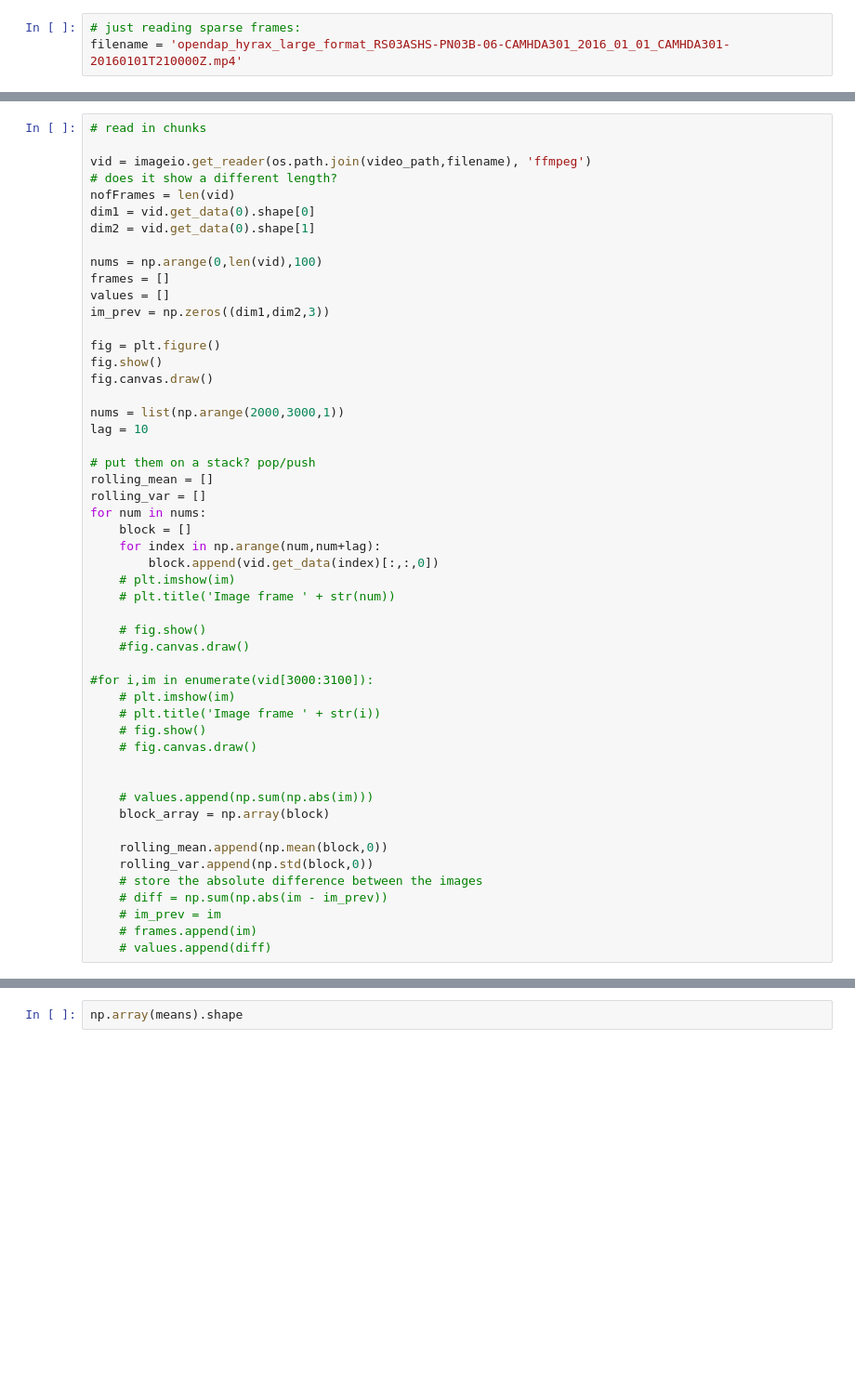
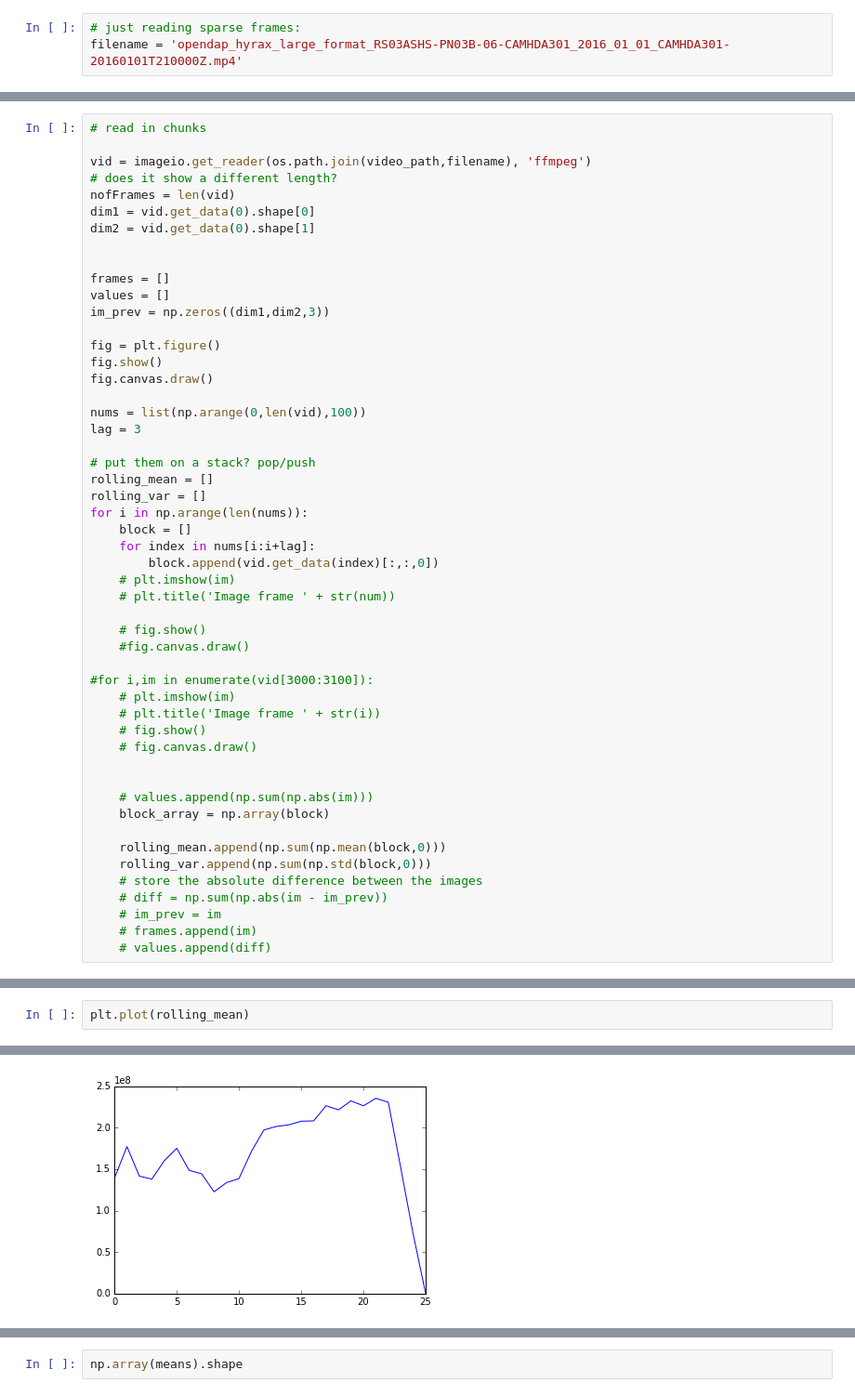
Before and after one commit to valentina-s/OOIVideos, a Jupyter notebook: notebooks/SingleVideoProcessing.ipynb, the cells around one changed output, grey strips where cells are left out. Shown at 93% size. Drawn from its saved outputs; the diff is of its cells as text; blank space fills up the shorter version.

```diff
--- a/notebooks/SingleVideoProcessing.ipynb
+++ b/notebooks/SingleVideoProcessing.ipynb
@@ -70,7 +85,7 @@ nofFrames = len(vid)
 dim1 = vid.get_data(0).shape[0]
 dim2 = vid.get_data(0).shape[1]
 
-nums = np.arange(0,len(vid),100)
+
 frames = []
 values = []
 im_prev = np.zeros((dim1,dim2,3))
@@ -79,15 +94,15 @@ fig = plt.figure()
 fig.show()
 fig.canvas.draw()
 
-nums = list(np.arange(2000,3000,1))
-lag = 10
+nums = list(np.arange(0,len(vid),100))
+lag = 3
 
 # put them on a stack? pop/push
 rolling_mean = []
 rolling_var = []
-for num in nums:
+for i in np.arange(len(nums)):
     block = []
-    for index in np.arange(num,num+lag):
+    for index in nums[i:i+lag]:
         block.append(vid.get_data(index)[:,:,0])
     # plt.imshow(im)
     # plt.title('Image frame ' + str(num))
@@ -105,8 +120,8 @@ for num in nums:
     # values.append(np.sum(np.abs(im)))
     block_array = np.array(block)
 
-    rolling_mean.append(np.mean(block,0))
-    rolling_var.append(np.std(block,0))
+    rolling_mean.append(np.sum(np.mean(block,0)))
+    rolling_var.append(np.sum(np.std(block,0)))
     # store the absolute difference between the images
     # diff = np.sum(np.abs(im - im_prev))
     # im_prev = im
@@ -116,0 +187,3 @@ NameError: name 'filename' is not defined
+# %%
+plt.plot(rolling_mean)
+# %% [output]
@@ -116,0 +191 @@ NameError: name 'filename' is not defined
+[figure, added]
```
Also changed, not shown: parts of 36 cells of this notebook, 5 other files.
